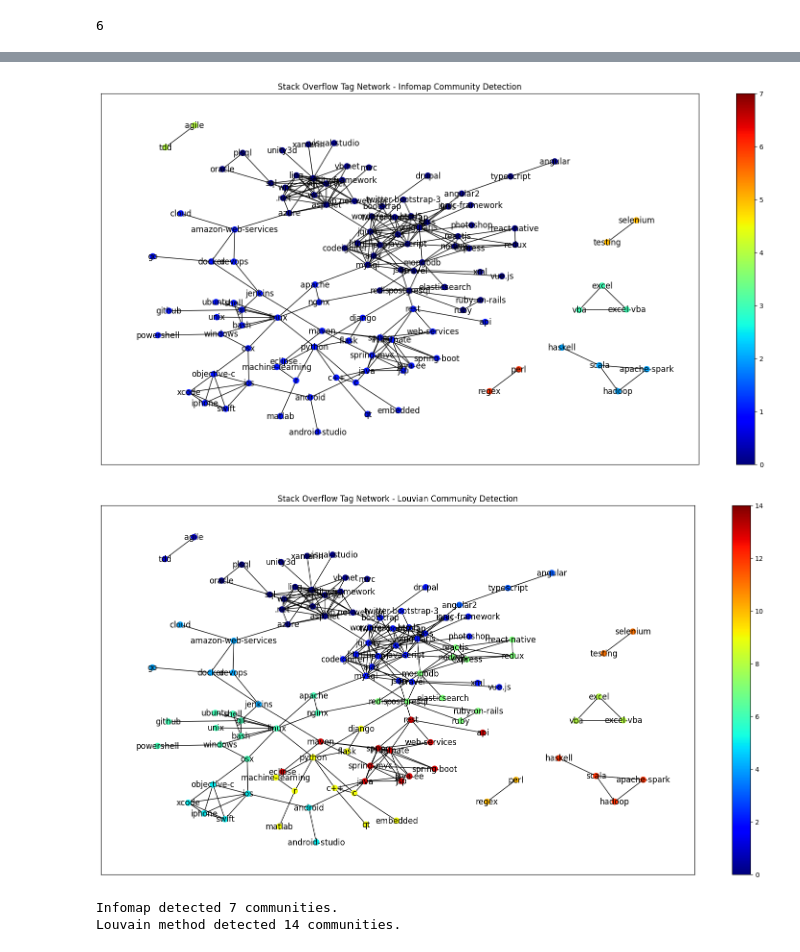
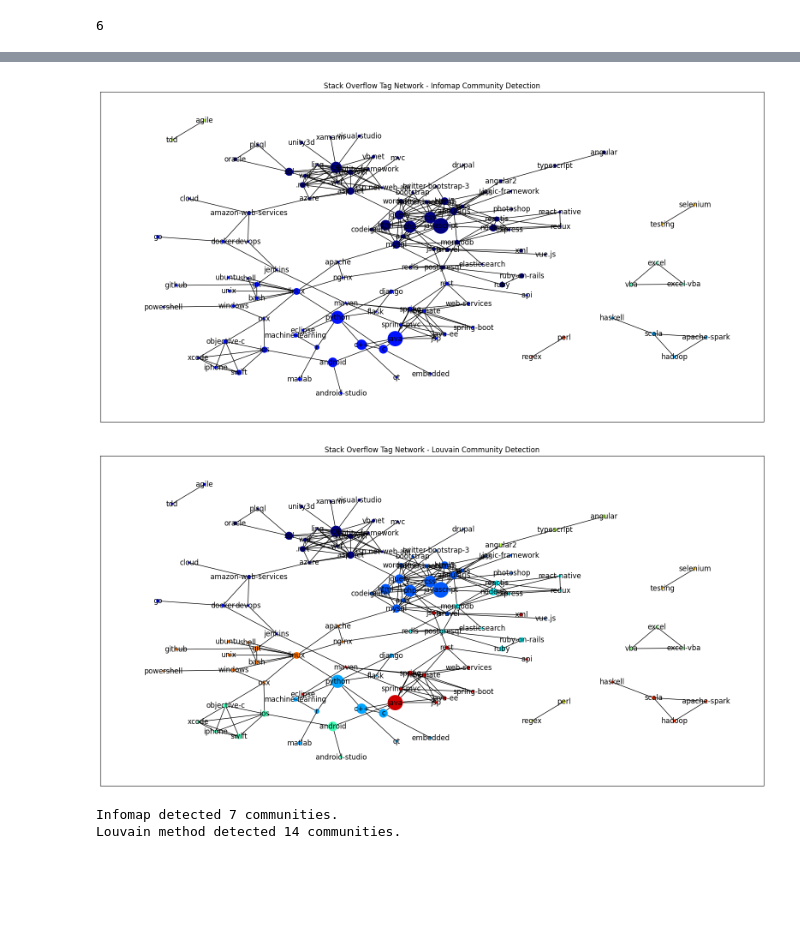
Before and after one commit to jimmywang1230/2024SocialMediaAnalytics, a Jupyter notebook: 112-2 Social Media Analytics/Final_StackOverflowTag/communityDetection_infomap&Louvian.ipynb, the cells around one changed output, grey strips where cells are left out. Drawn from its saved outputs; the diff is of its cells as text; code cells hidden in the pictures; blank space fills up the shorter version.

```diff
--- a/112-2 Social Media Analytics/Final_StackOverflowTag/communityDetection_infomap&Louvian.ipynb
+++ b/112-2 Social Media Analytics/Final_StackOverflowTag/communityDetection_infomap&Louvian.ipynb
@@ -211,6 +209,7 @@ group 6 size:  23
 # get edges and weight
 edges = df_links[['source', 'target']].values.tolist()
 weights = [float(l) for l in df_links.value.values.tolist()]
+node_size_dict = dict(zip(df_nodes['name'], df_nodes['nodesize']))
 # %%
 # Make Graph and apply weight
 G = nx.Graph(directed=True)
@@ -219,7 +218,6 @@ for cnt, a in enumerate(G.edges(data=True)):
     G.edges[(a[0], a[1])]['weight'] = weights[cnt]
 # %%
 def simple_Infomap(G):
-    """Infomap community detection"""
     # Create a mapping from string nodes to integer identifiers
     node_to_int = {node: i for i, node in enumerate(G.nodes())}
     int_to_node = {i: node for node, i in node_to_int.items()}
@@ -262,7 +260,6 @@ def simple_Infomap(G):
     return G, pos, color_list_community, community_num_group, max_k_w
 # %%
 def simple_Louvain(G):
-    """ Louvain method github basic example"""
     partition = community_louvain.best_partition(G)
     pos = graphviz_layout(G)
 
@@ -296,35 +293,34 @@ G, pos, louvian_color_list_community, louvian_community_num_group, max_k_w = sim
 # %%
 # Visualizing the network with nodes colored by community
 edges = G.edges()
-node_size = 70
+# node_size = 70
+node_size = [node_size_dict.get(node, 70) for node in G.nodes()]
 
 # Visualizing Infomap communities
 fig = plt.figure(figsize=(20, 10))
 im = nx.draw_networkx_nodes(G, pos, node_size=node_size, node_color=infomap_color_list_community, cmap='jet', vmin=0, vmax=infomap_community_num_group)
 nx.draw_networkx_edges(G, pos)
 nx.draw_networkx_labels(G, pos, font_size=12, font_color="black")
 plt.xticks([])
 plt.yticks([])
-plt.colorbar(im)
 plt.title('Stack Overflow Tag Network - Infomap Community Detection')
 plt.show(block=False)
 
 # Visualizing Louvain communities
 fig = plt.figure(figsize=(20, 10))
 im = nx.draw_networkx_nodes(G, pos, node_size=node_size, node_color=louvian_color_list_community, cmap='jet', vmin=0, vmax=louvian_community_num_group)
 nx.draw_networkx_edges(G, pos)
 nx.draw_networkx_labels(G, pos, font_size=12, font_color="black")
 plt.xticks([])
 plt.yticks([])
-plt.colorbar(im)
-plt.title('Stack Overflow Tag Network - Louvian Community Detection')
+plt.title('Stack Overflow Tag Network - Louvain Community Detection')
 plt.show(block=False)
 
 # Compare community detection results
 print("Infomap detected", len(set(infomap_color_list_community)), "communities.")
 print("Louvain method detected", len(set(louvian_color_list_community)), "communities.")
 # %% [output]
-[figure, old version]
+[figure, new version]
-[figure, old version]
+[figure, new version]
 Infomap detected 7 communities.
 Louvain method detected 14 communities.
```
Also changed, not shown: parts of 8 cells of this notebook.
